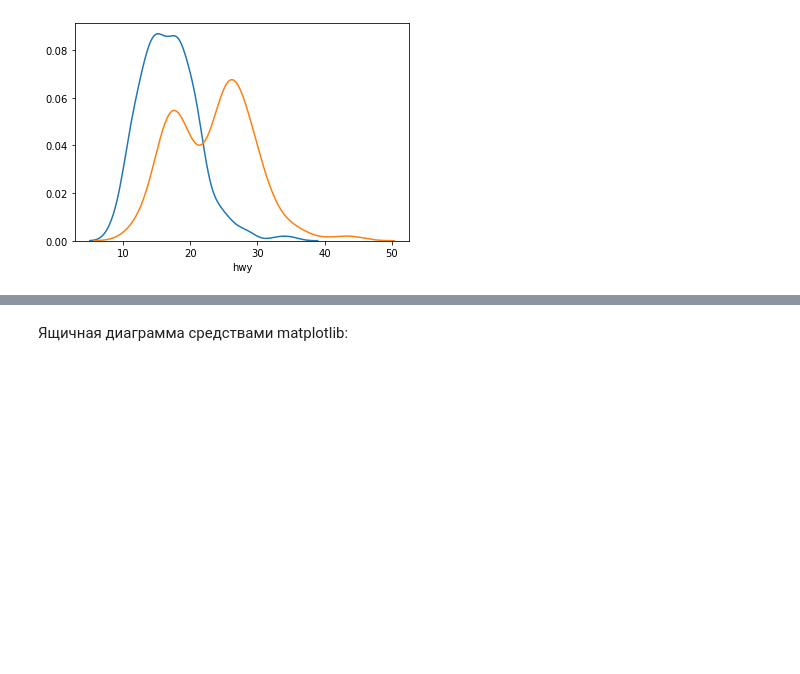
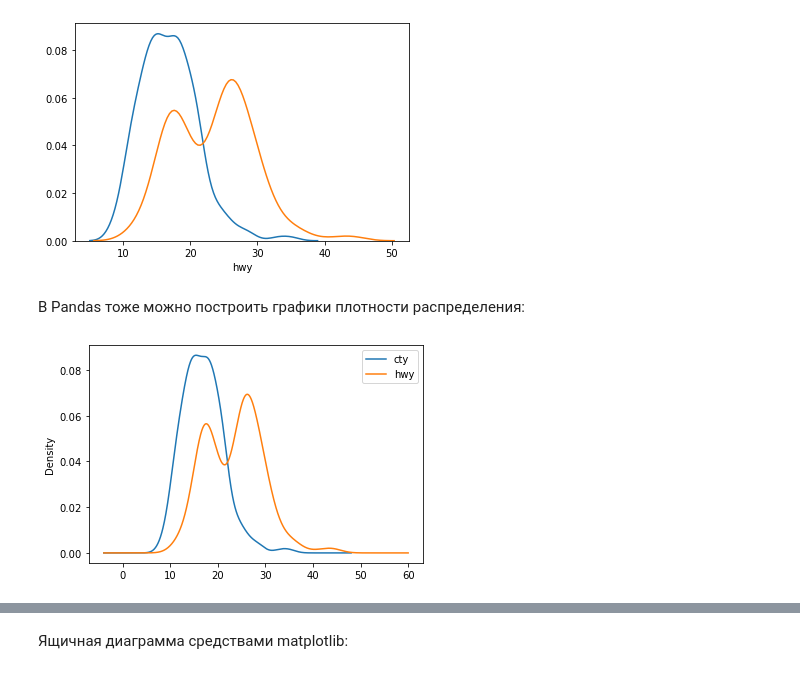
Before and after one commit to postlogist/python-ds, a Jupyter notebook: EDA/01_unvariate_eda.ipynb, the cells around one changed output, grey strips where cells are left out. Cells and saved outputs as stored; diff of their text form; code cells hidden in the pictures; blank space fills up the shorter version.

Commit message:
Добавил пример графиков плотности в pandas

```diff
--- a/EDA/01_unvariate_eda.ipynb
+++ b/EDA/01_unvariate_eda.ipynb
@@ -283,6 +283,12 @@ sns.distplot(mpg['cty'], bins=6, hist=False)
 sns.distplot(mpg['hwy'], bins=6, hist=False);
 # %% [output]
 [figure]
+# %% [markdown]
+В Pandas тоже можно построить графики плотности распределения:
+# %%
+mpg[['cty', 'hwy']].plot.kde();
+# %% [output]
+[figure, added]
 # %% [markdown]
 ### Ящичные диаграммы
 
```
Also changed, not shown: parts of 3 cells of this notebook.
